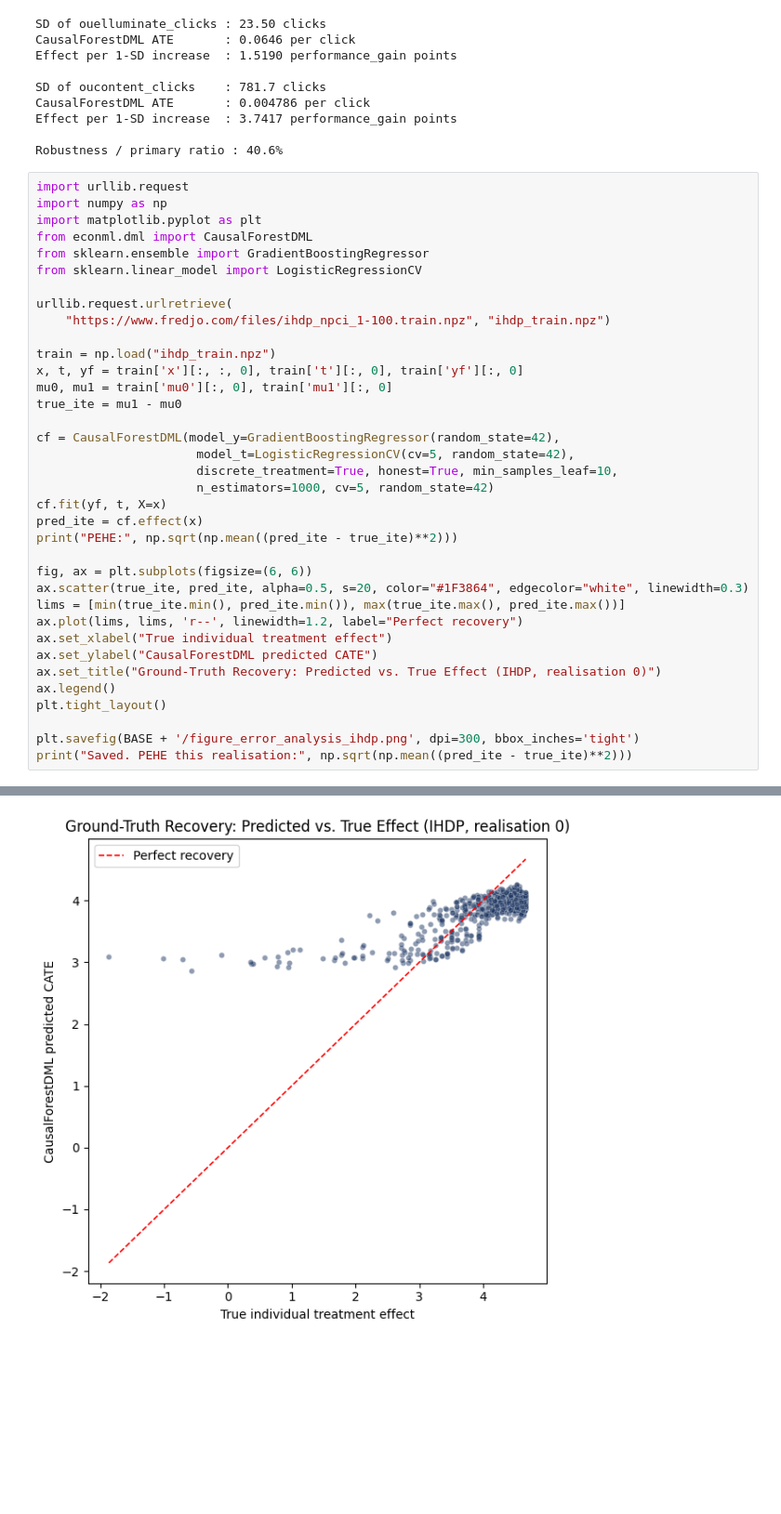
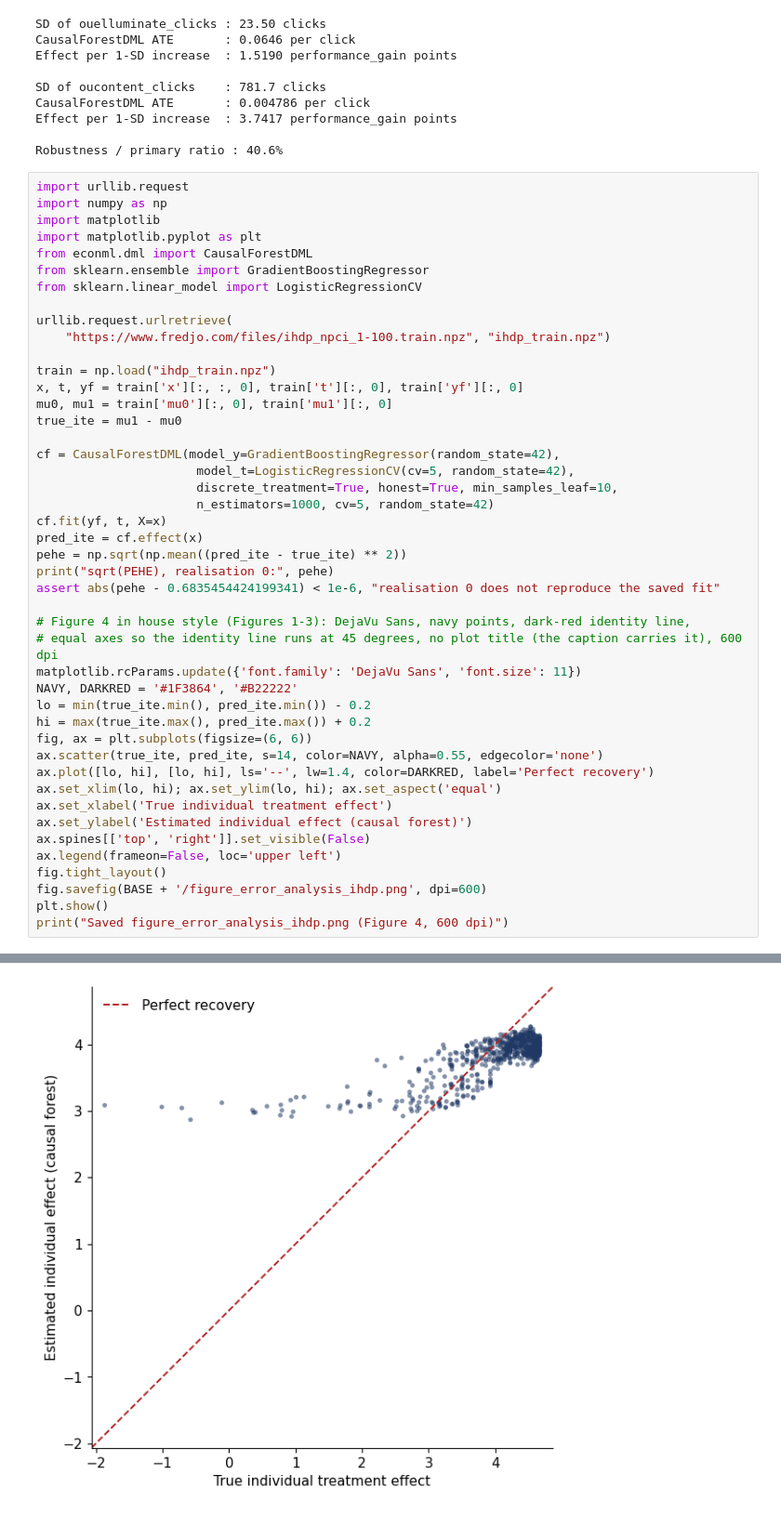
Before and after one commit to cuasalanonymous-commits/CausalMedia, a Jupyter notebook: 05_evaluation/05c_figures.ipynb, the cells around one changed output, grey strips where cells are left out. Shown at 93% size. Cells and saved outputs as stored; diff of their text form; blank space fills up the shorter version.

Commit message:
v3.1: Figure 4 in house style; Figures 1-4 at 600 dpi, one font

```diff
--- a/05_evaluation/05c_figures.ipynb
+++ b/05_evaluation/05c_figures.ipynb
@@ -130,6 +134,7 @@ Robustness / primary ratio : 40.6%
 # %%
 import urllib.request
 import numpy as np
+import matplotlib
 import matplotlib.pyplot as plt
 from econml.dml import CausalForestDML
 from sklearn.ensemble import GradientBoostingRegressor
@@ -149,18 +154,26 @@ cf = CausalForestDML(model_y=GradientBoostingRegressor(random_state=42),
                       n_estimators=1000, cv=5, random_state=42)
 cf.fit(yf, t, X=x)
 pred_ite = cf.effect(x)
-print("PEHE:", np.sqrt(np.mean((pred_ite - true_ite)**2)))
+pehe = np.sqrt(np.mean((pred_ite - true_ite) ** 2))
+print("sqrt(PEHE), realisation 0:", pehe)
+assert abs(pehe - 0.6835454424199341) < 1e-6, "realisation 0 does not reproduce the saved fit"
 
+# Figure 4 in house style (Figures 1-3): DejaVu Sans, navy points, dark-red identity line,
+# equal axes so the identity line runs at 45 degrees, no plot title (the caption carries it), 600 dpi
+matplotlib.rcParams.update({'font.family': 'DejaVu Sans', 'font.size': 11})
+NAVY, DARKRED = '#1F3864', '#B22222'
+lo = min(true_ite.min(), pred_ite.min()) - 0.2
+hi = max(true_ite.max(), pred_ite.max()) + 0.2
 fig, ax = plt.subplots(figsize=(6, 6))
-ax.scatter(true_ite, pred_ite, alpha=0.5, s=20, color="#1F3864", edgecolor="white", linewidth=0.3)
-lims = [min(true_ite.min(), pred_ite.min()), max(true_ite.max(), pred_ite.max())]
-ax.plot(lims, lims, 'r--', linewidth=1.2, label="Perfect recovery")
-ax.set_xlabel("True individual treatment effect")
-ax.set_ylabel("CausalForestDML predicted CATE")
-ax.set_title("Ground-Truth Recovery: Predicted vs. True Effect (IHDP, realisation 0)")
-ax.legend()
-plt.tight_layout()
-
-plt.savefig(BASE + '/figure_error_analysis_ihdp.png', dpi=300, bbox_inches='tight')
-print("Saved. PEHE this realisation:", np.sqrt(np.mean((pred_ite - true_ite)**2)))
+ax.scatter(true_ite, pred_ite, s=14, color=NAVY, alpha=0.55, edgecolor='none')
+ax.plot([lo, hi], [lo, hi], ls='--', lw=1.4, color=DARKRED, label='Perfect recovery')
+ax.set_xlim(lo, hi); ax.set_ylim(lo, hi); ax.set_aspect('equal')
+ax.set_xlabel('True individual treatment effect')
+ax.set_ylabel('Estimated individual effect (causal forest)')
+ax.spines[['top', 'right']].set_visible(False)
+ax.legend(frameon=False, loc='upper left')
+fig.tight_layout()
+fig.savefig(BASE + '/figure_error_analysis_ihdp.png', dpi=600)
+plt.show()
+print("Saved figure_error_analysis_ihdp.png (Figure 4, 600 dpi)")
 # %% [output]
@@ -169 +181 @@ Saved. PEHE this realisation: 0.6835454424199341
-[figure, old version]
+[figure, new version]
```
Also changed, not shown: parts of 3 cells of this notebook.
